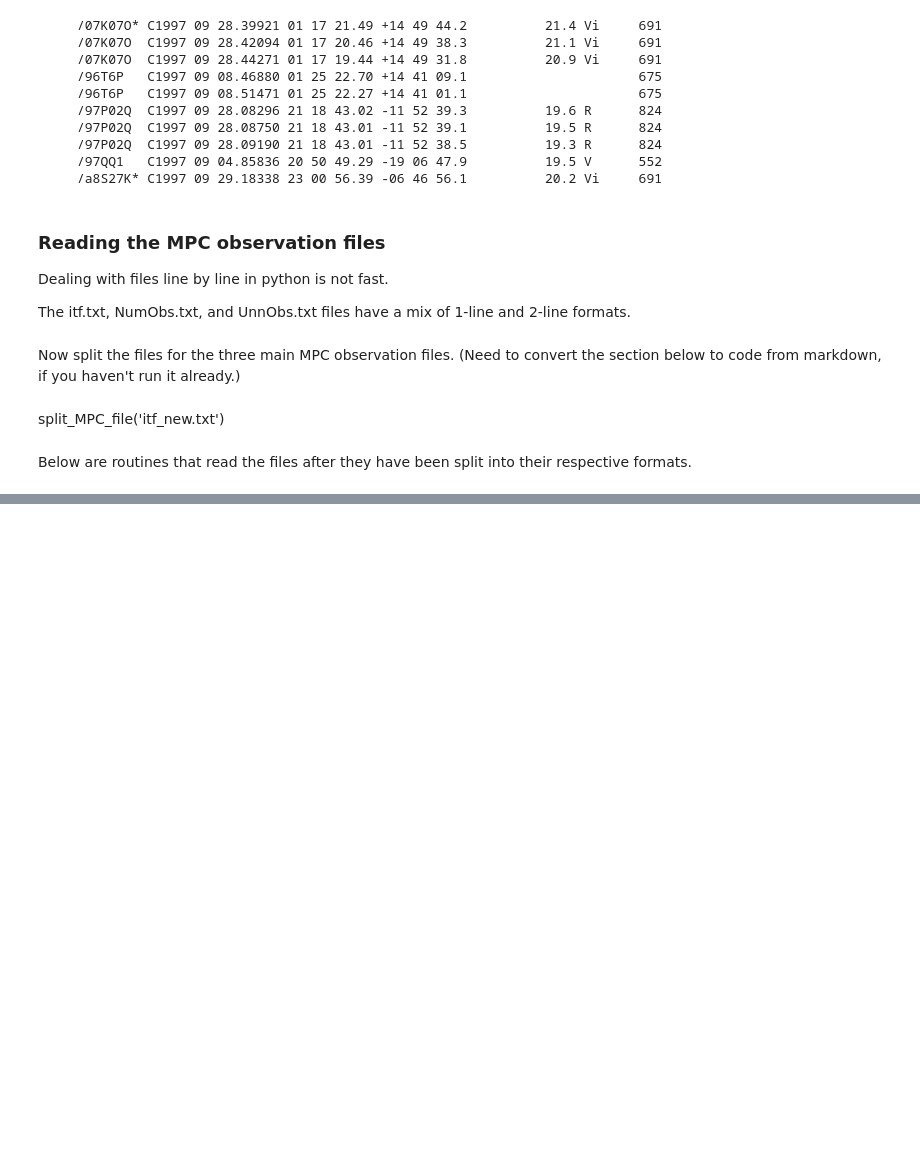
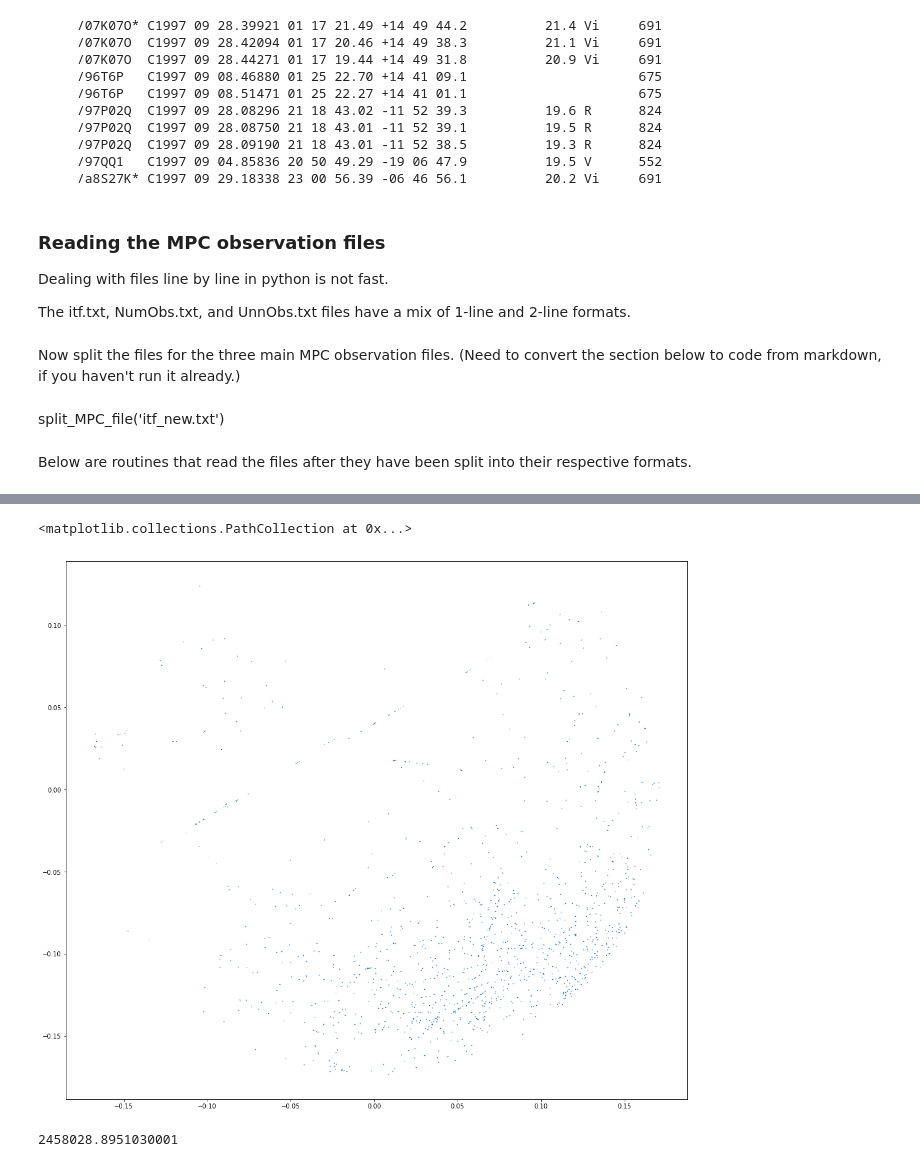
Before and after one commit to pblankley/Asteroid_Tracklets, a Jupyter notebook: ITF/ITF.ipynb, the cells around one changed output, grey strips where cells are left out. Drawn from its saved outputs; the diff is of its cells as text; code cells hidden in the pictures; blank space fills up the shorter version.

```diff
--- a/ITF/ITF.ipynb
+++ b/ITF/ITF.ipynb
@@ -999,0 +514,12 @@ GM*(1/(au*au*au))*(dy*dy)/1000
+# %%
+arr = np.loadtxt('itf_new_1_line_2458016.5_pm75.0.sel', usecols=(1, 2, 3, 4))
+# %%
+fig=plt.figure(figsize=(18, 16))
+plt.scatter(arr[:,1], arr[:,2], s=0.3, marker='.')
+# %% [output]
+<matplotlib.collections.PathCollection at 0x...>
+[figure, added]
+# %%
+arr[:,0].max()
+# %% [output]
+2458028.8951030001
```
Also changed, not shown: parts of 166 cells of this notebook, 1 other file.
